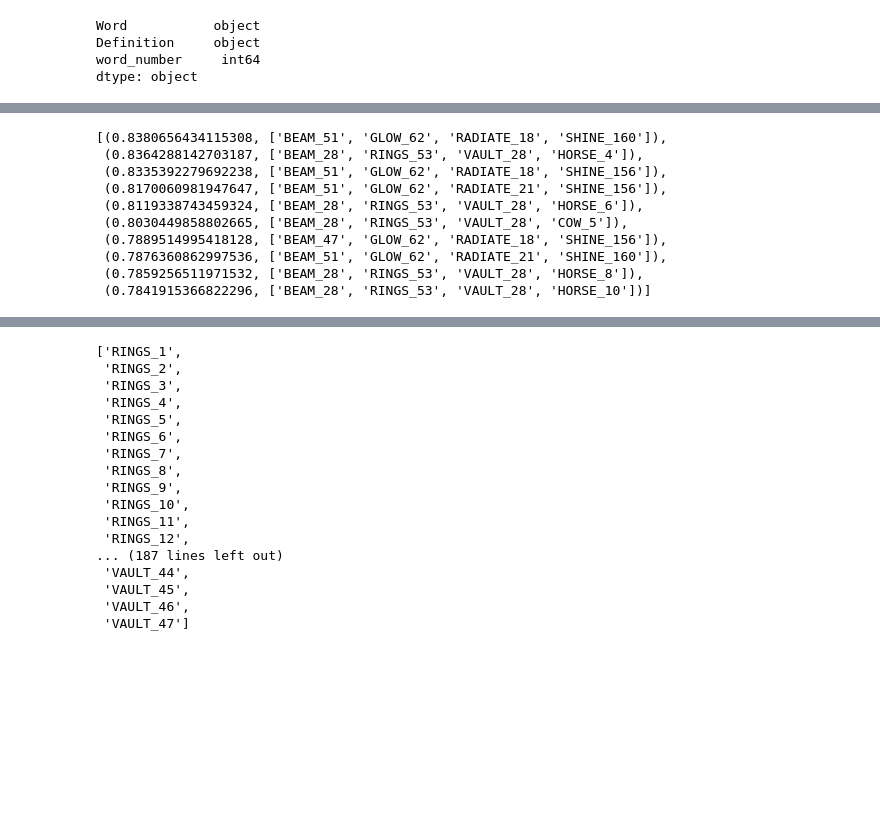
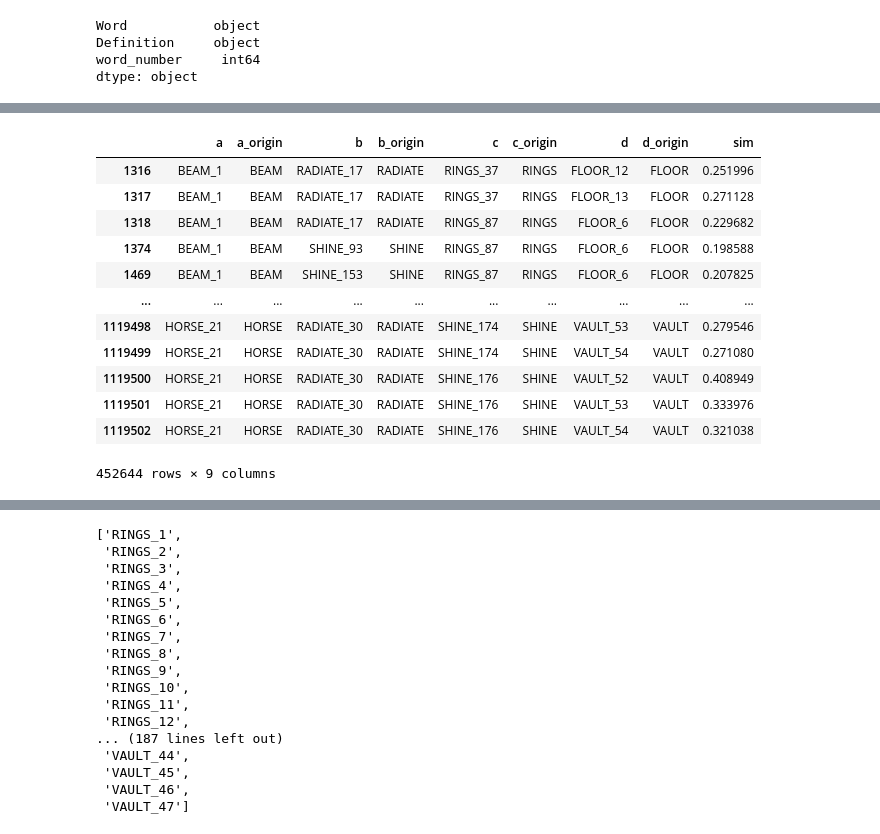
Before and after one commit to VincentZhao12/nyt-crossed, a Jupyter notebook: connect/connections_wiki.ipynb, the cells around one changed output, grey strips where cells are left out. Saved outputs shown, nothing was run; the diff lists cells and outputs as text; code cells hidden in the pictures; blank space fills up the shorter version.

Commit message:
added not 3 away checking
Signed-off-by: Vincent Zhao <59675522+VincentZhao12@users.noreply.github.com>

```diff
--- a/connect/connections_wiki.ipynb
+++ b/connect/connections_wiki.ipynb
@@ -333,13 +327,9 @@ result = find_n_groups(10, specified_words)
-# %%
-result
-# %% [output]
-[(0.8380656434115308, ['BEAM_51', 'GLOW_62', 'RADIATE_18', 'SHINE_160']),
- (0.8364288142703187, ['BEAM_28', 'RINGS_53', 'VAULT_28', 'HORSE_4']),
- (0.8335392279692238, ['BEAM_51', 'GLOW_62', 'RADIATE_18', 'SHINE_156']),
- (0.8170060981947647, ['BEAM_51', 'GLOW_62', 'RADIATE_21', 'SHINE_156']),
- (0.8119338743459324, ['BEAM_28', 'RINGS_53', 'VAULT_28', 'HORSE_6']),
- (0.8030449858802665, ['BEAM_28', 'RINGS_53', 'VAULT_28', 'COW_5']),
- (0.7889514995418128, ['BEAM_47', 'GLOW_62', 'RADIATE_18', 'SHINE_156']),
- (0.7876360862997536, ['BEAM_51', 'GLOW_62', 'RADIATE_21', 'SHINE_160']),
- (0.7859256511971532, ['BEAM_28', 'RINGS_53', 'VAULT_28', 'HORSE_8']),
- (0.7841915366822296, ['BEAM_28', 'RINGS_53', 'VAULT_28', 'HORSE_10'])]
+# %%
+def not_three_away(df, words):
+    words = set(words)
+    df = df[~((df['a_origin'].isin(words)) & (df['b_origin'].isin(words)) & (df['c_origin'].isin(words)))]
+    df = df[~((df['b_origin'].isin(words)) & (df['c_origin'].isin(words)) & (df['d_origin'].isin(words)))]
+    df = df[~((df['c_origin'].isin(words)) & (df['d_origin'].isin(words)) & (df['a_origin'].isin(words)))]
+    df = df[~((df['d_origin'].isin(words)) & (df['a_origin'].isin(words)) & (df['b_origin'].isin(words)))]
+
+    return df
@@ -345,0 +342,16 @@ result
+# %%
+not_three_away(result, ["BEAM", "GLOW", "SHINE", "RADIATE"])
+# %% [output]
+|  | a | a_origin | b | b_origin | c | c_origin | d | d_origin | sim |
+| 1316 | BEAM_1 | BEAM | RADIATE_17 | RADIATE | RINGS_37 | RINGS | FLOOR_12 | FLOOR | 0.251996 |
+| 1317 | BEAM_1 | BEAM | RADIATE_17 | RADIATE | RINGS_37 | RINGS | FLOOR_13 | FLOOR | 0.271128 |
+| 1318 | BEAM_1 | BEAM | RADIATE_17 | RADIATE | RINGS_87 | RINGS | FLOOR_6 | FLOOR | 0.229682 |
+| 1374 | BEAM_1 | BEAM | SHINE_93 | SHINE | RINGS_87 | RINGS | FLOOR_6 | FLOOR | 0.198588 |
+| 1469 | BEAM_1 | BEAM | SHINE_153 | SHINE | RINGS_87 | RINGS | FLOOR_6 | FLOOR | 0.207825 |
+| ... | ... | ... | ... | ... | ... | ... | ... | ... | ... |
+| 1119498 | HORSE_21 | HORSE | RADIATE_30 | RADIATE | SHINE_174 | SHINE | VAULT_53 | VAULT | 0.279546 |
+| 1119499 | HORSE_21 | HORSE | RADIATE_30 | RADIATE | SHINE_174 | SHINE | VAULT_54 | VAULT | 0.271080 |
+| 1119500 | HORSE_21 | HORSE | RADIATE_30 | RADIATE | SHINE_176 | SHINE | VAULT_52 | VAULT | 0.408949 |
+| 1119501 | HORSE_21 | HORSE | RADIATE_30 | RADIATE | SHINE_176 | SHINE | VAULT_53 | VAULT | 0.333976 |
+| 1119502 | HORSE_21 | HORSE | RADIATE_30 | RADIATE | SHINE_176 | SHINE | VAULT_54 | VAULT | 0.321038 |
+452644 rows × 9 columns
```
Also changed, not shown: parts of 15 cells of this notebook.
